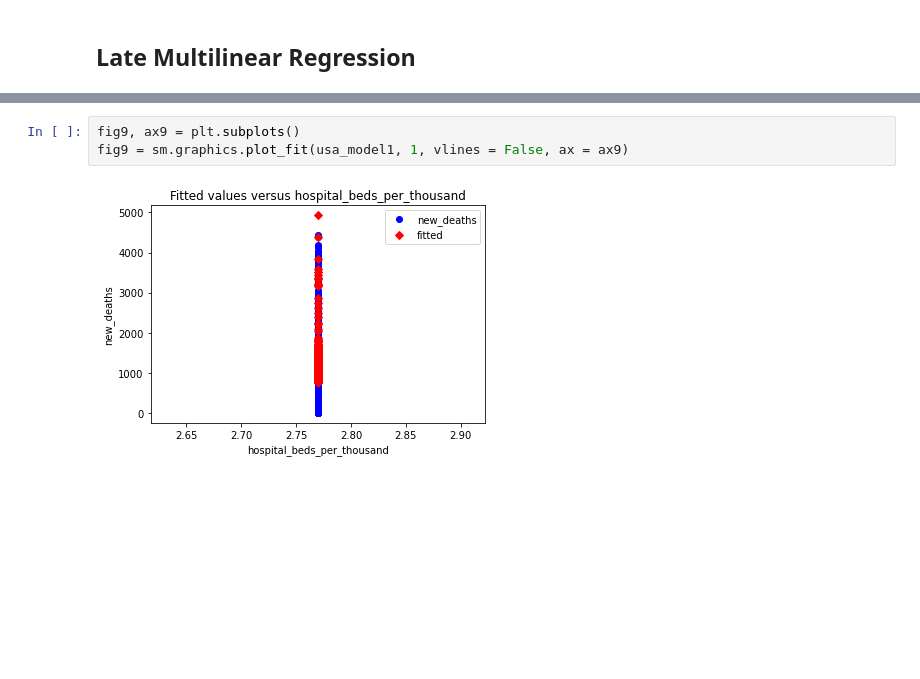
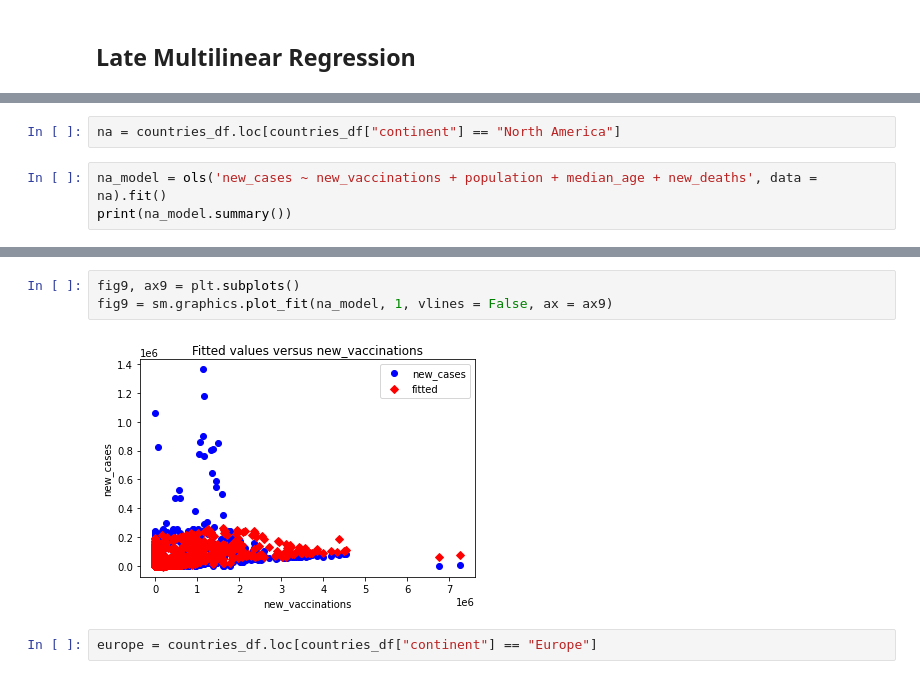
Before and after one commit to ajdelcarpiogom/FinalProject, a Jupyter notebook: FinalProject.ipynb, the cells around one changed output, grey strips where cells are left out. Drawn from its saved outputs; the diff is of its cells as text; blank space fills up the shorter version.

```diff
--- a/FinalProject.ipynb
+++ b/FinalProject.ipynb
@@ -759,0 +768,5 @@ strong multicollinearity problems or that the design matrix is singular.
+# %%
+na = countries_df.loc[countries_df["continent"] == "North America"]
+# %%
+na_model = ols('new_cases ~ new_vaccinations + population + median_age + new_deaths', data = na).fit()
+print(na_model.summary())
@@ -760,5 +791,7 @@ strong multicollinearity problems or that the design matrix is singular.
 # %%
 fig9, ax9 = plt.subplots()
-fig9 = sm.graphics.plot_fit(usa_model1, 1, vlines = False, ax = ax9)
+fig9 = sm.graphics.plot_fit(na_model, 1, vlines = False, ax = ax9)
 # %% [output]
-[figure, old version]
+[figure, new version]
+# %%
+europe = countries_df.loc[countries_df["continent"] == "Europe"]
```
Also changed, not shown: parts of 10 cells of this notebook.
